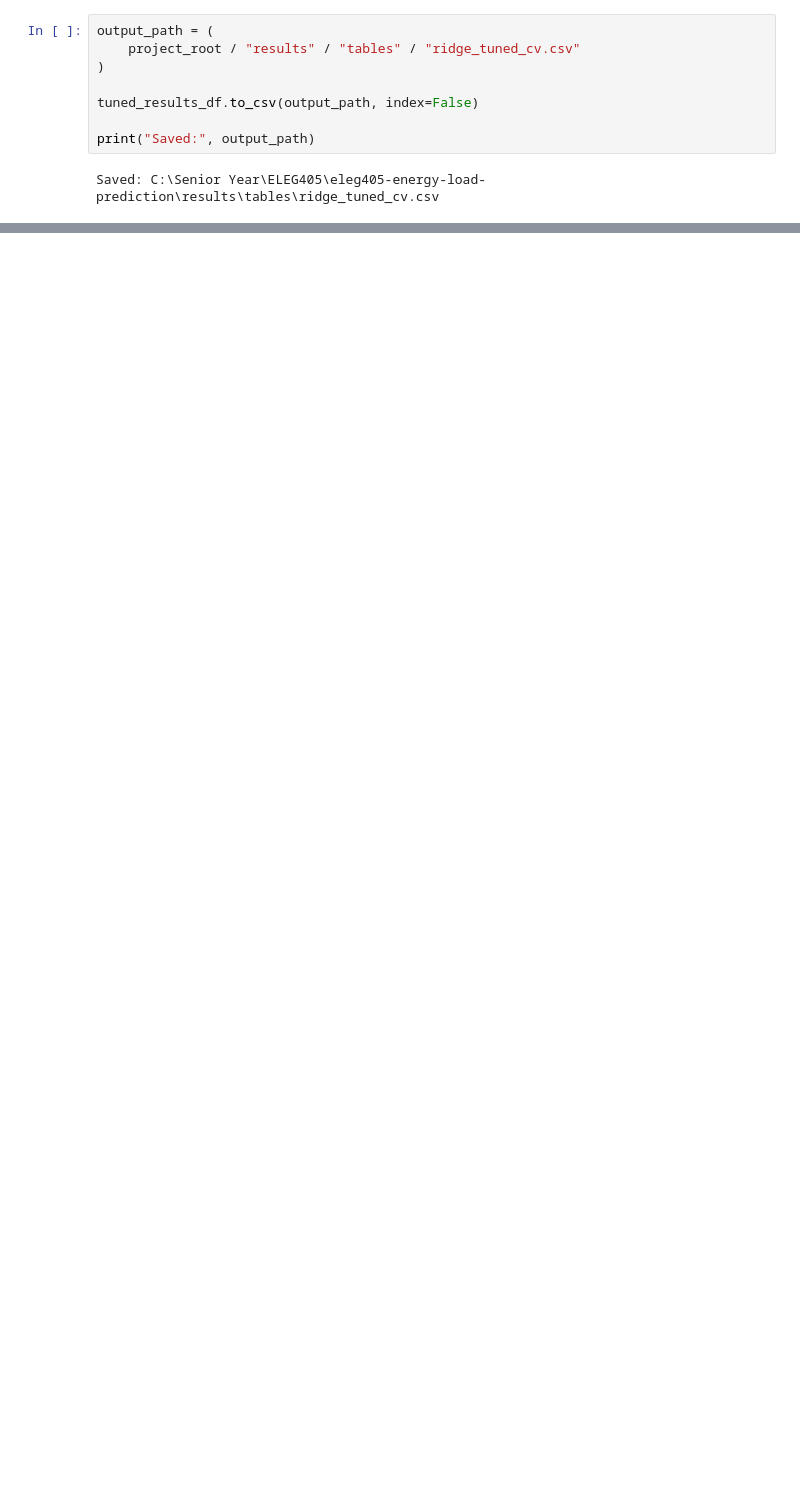
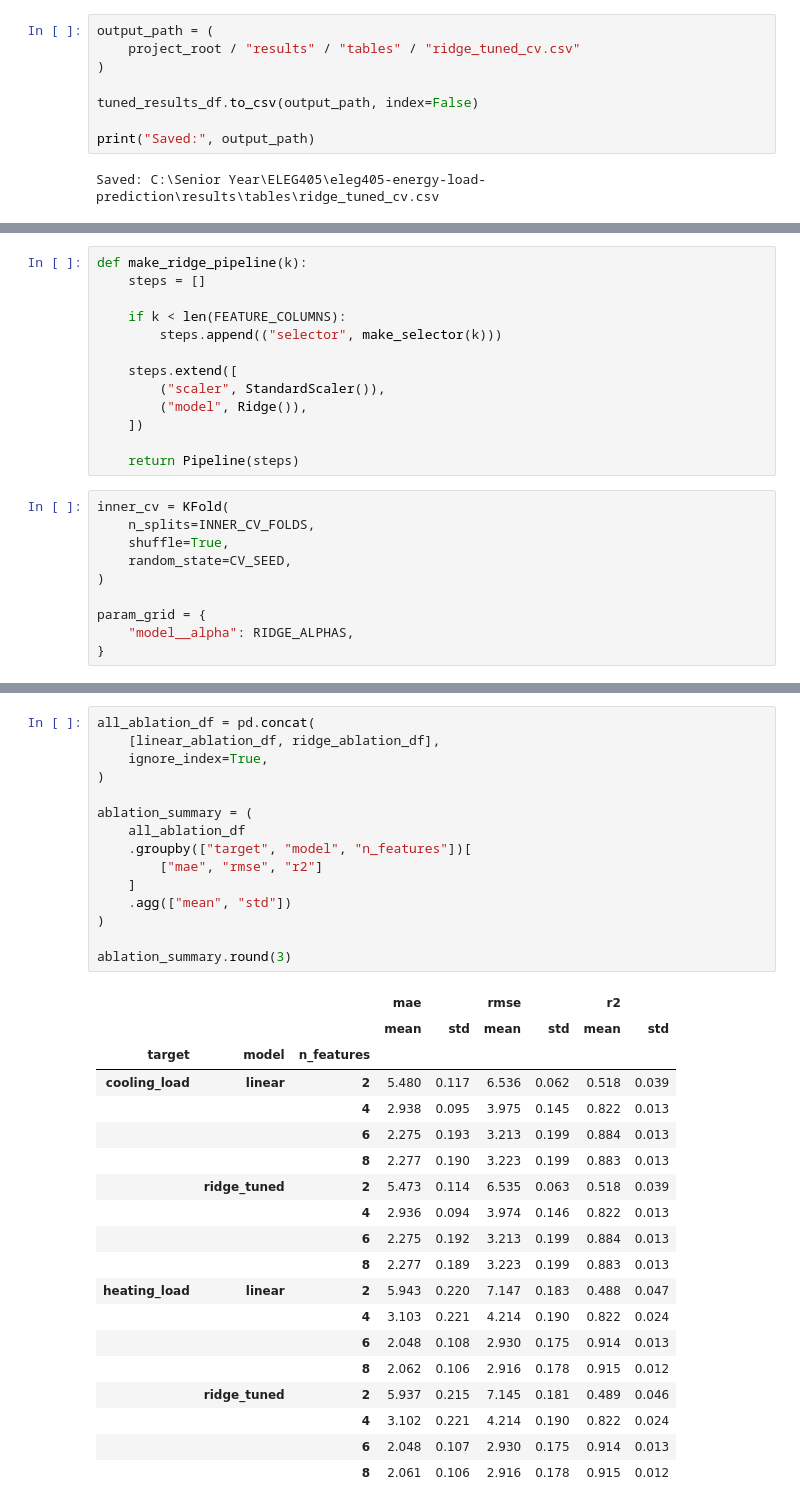
Before and after one commit to jacob-baker25/eleg405-energy-load-prediction, a Jupyter notebook: notebooks/02_linear_ridge_jacob.ipynb, the cells around one changed output, grey strips where cells are left out. Drawn from its saved outputs; the diff is of its cells as text; blank space fills up the shorter version.

Commit message:
Complete linear and ridge feature ablation experiments

```diff
--- a/notebooks/02_linear_ridge_jacob.ipynb
+++ b/notebooks/02_linear_ridge_jacob.ipynb
@@ -593,0 +854,23 @@ Saved: C:\Senior Year\ELEG405\eleg405-energy-load-prediction\results\tables\ridg
+# %%
+def make_ridge_pipeline(k):
+    steps = []
+
+    if k < len(FEATURE_COLUMNS):
+        steps.append(("selector", make_selector(k)))
+
+    steps.extend([
+        ("scaler", StandardScaler()),
+        ("model", Ridge()),
+    ])
+
+    return Pipeline(steps)
+# %%
+inner_cv = KFold(
+    n_splits=INNER_CV_FOLDS,
+    shuffle=True,
+    random_state=CV_SEED,
+)
+
+param_grid = {
+    "model__alpha": RIDGE_ALPHAS,
+}
@@ -593,0 +939,35 @@ Saved: C:\Senior Year\ELEG405\eleg405-energy-load-prediction\results\tables\ridg
+# %%
+all_ablation_df = pd.concat(
+    [linear_ablation_df, ridge_ablation_df],
+    ignore_index=True,
+)
+
+ablation_summary = (
+    all_ablation_df
+    .groupby(["target", "model", "n_features"])[
+        ["mae", "rmse", "r2"]
+    ]
+    .agg(["mean", "std"])
+)
+
+ablation_summary.round(3)
+# %% [output]
+|  |  |  | mae |  | rmse |  | r2 |  |
+|  |  |  | mean | std | mean | std | mean | std |
+| target | model | n_features |  |  |  |  |  |  |
+| cooling_load | linear | 2 | 5.480 | 0.117 | 6.536 | 0.062 | 0.518 | 0.039 |
+|  |  | 4 | 2.938 | 0.095 | 3.975 | 0.145 | 0.822 | 0.013 |
+|  |  | 6 | 2.275 | 0.193 | 3.213 | 0.199 | 0.884 | 0.013 |
+|  |  | 8 | 2.277 | 0.190 | 3.223 | 0.199 | 0.883 | 0.013 |
+|  | ridge_tuned | 2 | 5.473 | 0.114 | 6.535 | 0.063 | 0.518 | 0.039 |
+|  |  | 4 | 2.936 | 0.094 | 3.974 | 0.146 | 0.822 | 0.013 |
+|  |  | 6 | 2.275 | 0.192 | 3.213 | 0.199 | 0.884 | 0.013 |
+|  |  | 8 | 2.277 | 0.189 | 3.223 | 0.199 | 0.883 | 0.013 |
+| heating_load | linear | 2 | 5.943 | 0.220 | 7.147 | 0.183 | 0.488 | 0.047 |
+|  |  | 4 | 3.103 | 0.221 | 4.214 | 0.190 | 0.822 | 0.024 |
+|  |  | 6 | 2.048 | 0.108 | 2.930 | 0.175 | 0.914 | 0.013 |
+|  |  | 8 | 2.062 | 0.106 | 2.916 | 0.178 | 0.915 | 0.012 |
+|  | ridge_tuned | 2 | 5.937 | 0.215 | 7.145 | 0.181 | 0.489 | 0.046 |
+|  |  | 4 | 3.102 | 0.221 | 4.214 | 0.190 | 0.822 | 0.024 |
+|  |  | 6 | 2.048 | 0.107 | 2.930 | 0.175 | 0.914 | 0.013 |
+|  |  | 8 | 2.061 | 0.106 | 2.916 | 0.178 | 0.915 | 0.012 |
```
Also changed, not shown: parts of 34 cells of this notebook, 5 other files.
